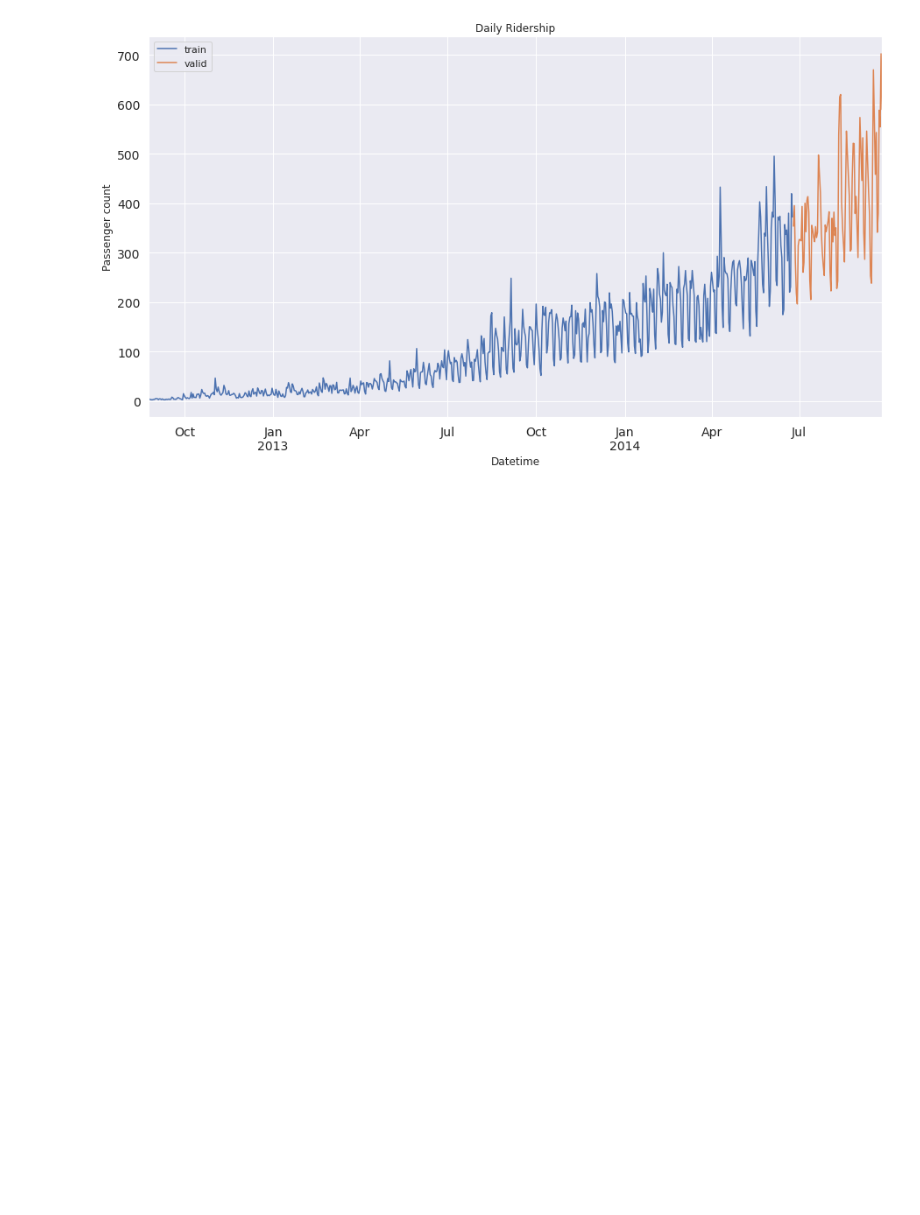
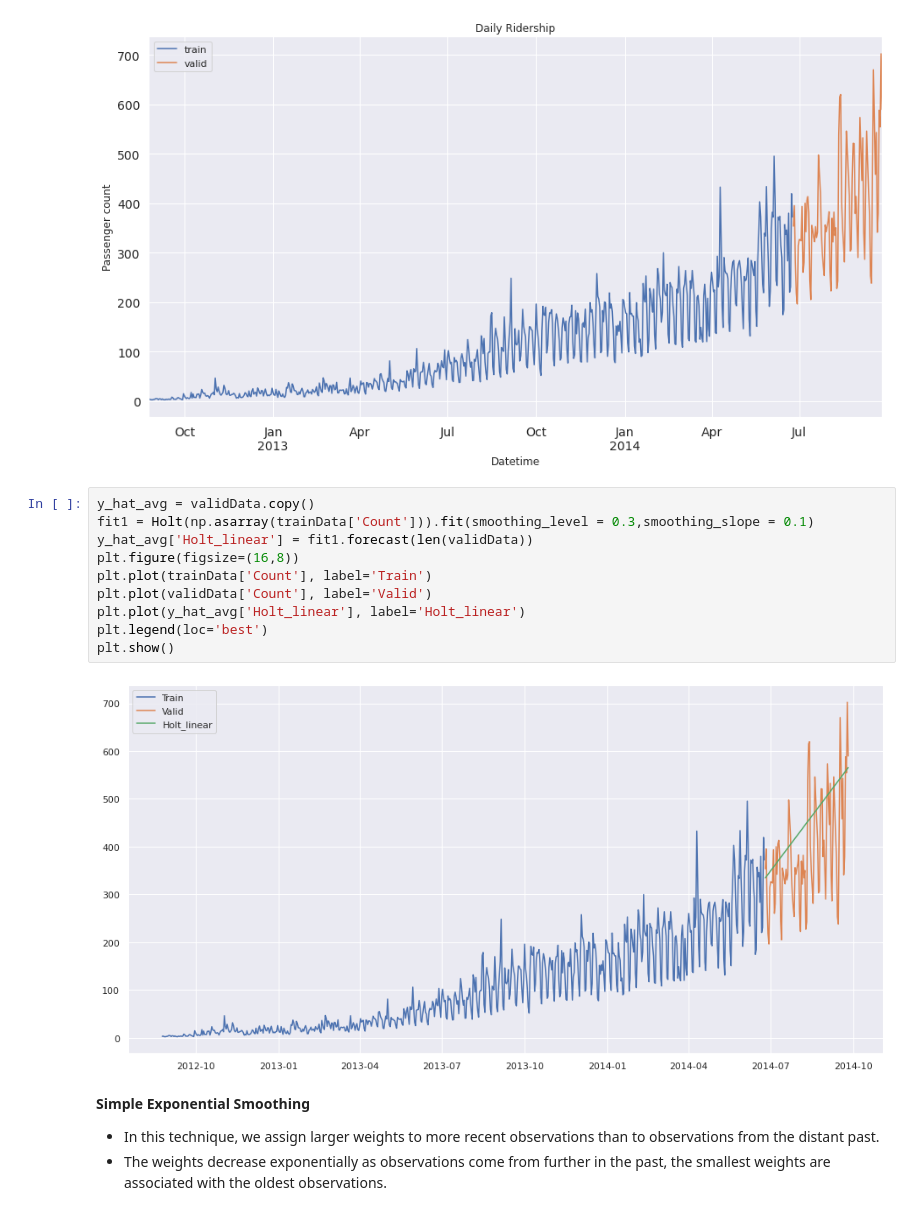
Before and after one commit to PhilippeMitch/Time-Series, a Jupyter notebook: Time_Series_Forcasting_With_Dataset.ipynb, the cells around one changed output. Drawn from its saved outputs; the diff is of its cells as text; blank space fills up the shorter version.

```diff
--- a/Time_Series_Forcasting_With_Dataset.ipynb
+++ b/Time_Series_Forcasting_With_Dataset.ipynb
@@ -300,3 +314,19 @@ plt.legend(loc='best')
 plt.show()
 # %% [output]
 [figure]
+# %%
+y_hat_avg = validData.copy()
+fit1 = Holt(np.asarray(trainData['Count'])).fit(smoothing_level = 0.3,smoothing_slope = 0.1)
+y_hat_avg['Holt_linear'] = fit1.forecast(len(validData))
+plt.figure(figsize=(16,8))
+plt.plot(trainData['Count'], label='Train')
+plt.plot(validData['Count'], label='Valid')
+plt.plot(y_hat_avg['Holt_linear'], label='Holt_linear')
+plt.legend(loc='best')
+plt.show()
+# %% [output]
+[figure, added]
+# %% [markdown]
+**Simple Exponential Smoothing**
+* In this technique, we assign larger weights to more recent observations than to observations from the distant past.
+* The weights decrease exponentially as observations come from further in the past, the smallest weights are associated with the oldest observations.
```
Also changed, not shown: parts of 52 cells of this notebook.
